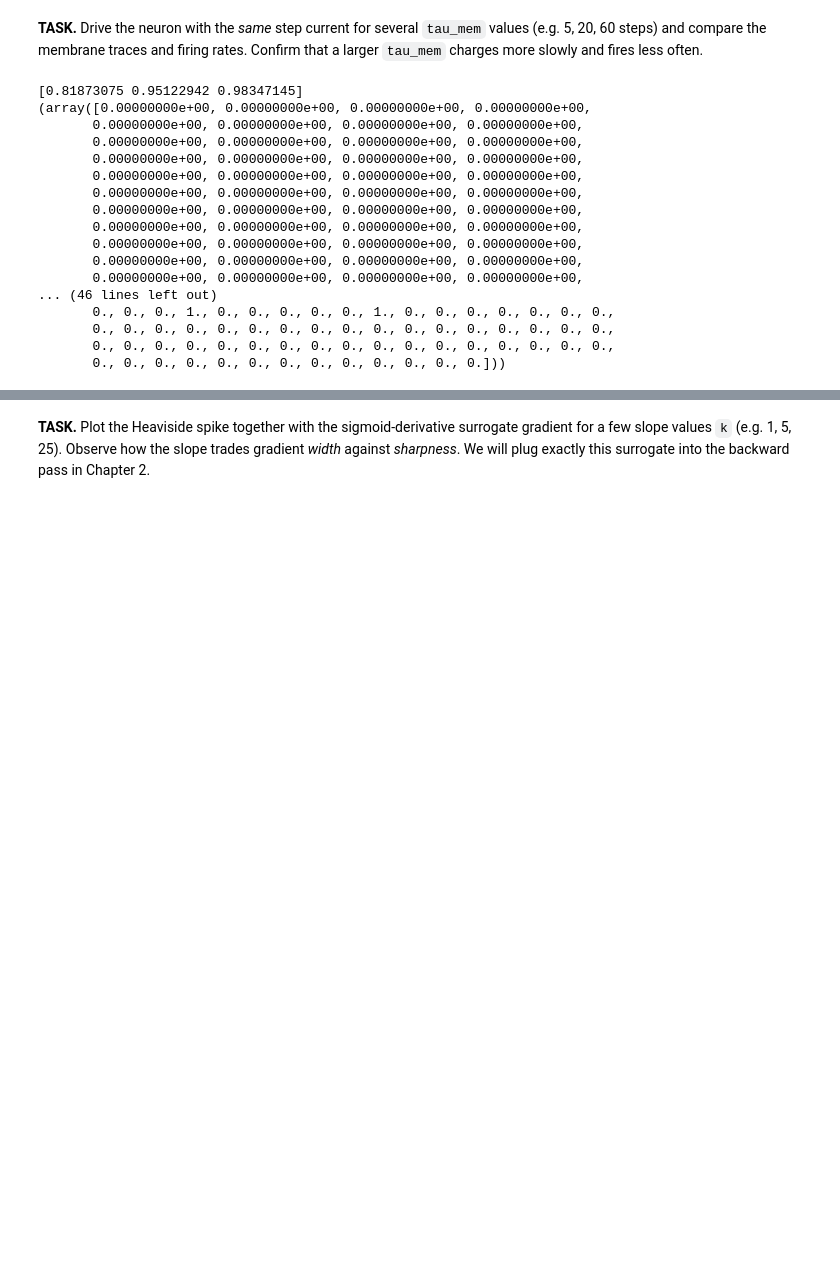
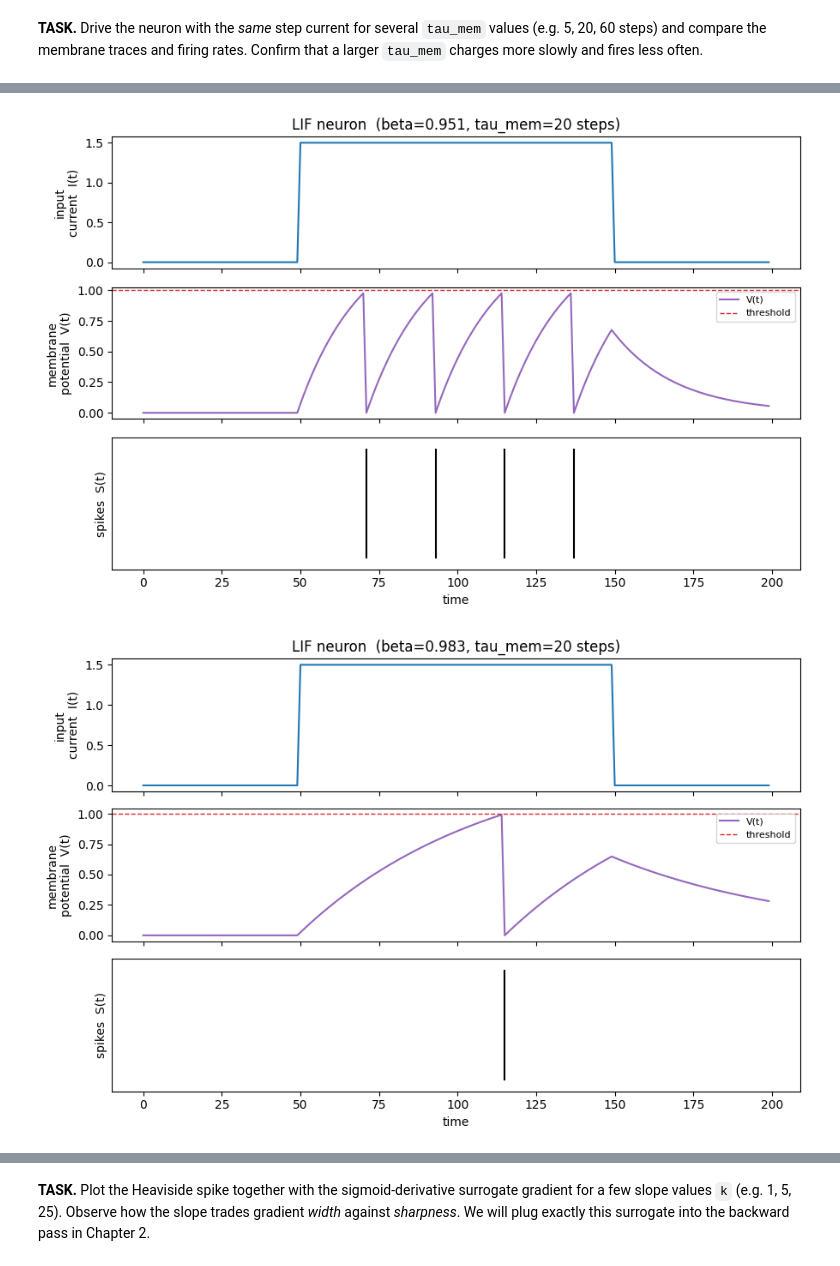
Before and after one commit to FluffyCodeMonster/Main, a Jupyter notebook: BISCCITS_SNN_Workshop_participant.ipynb, the cells around one changed output, grey strips where cells are left out. Cells and saved outputs as stored; diff of their text form; code cells hidden in the pictures; blank space fills up the shorter version.

```diff
--- a/BISCCITS_SNN_Workshop_participant.ipynb
+++ b/BISCCITS_SNN_Workshop_participant.ipynb
@@ -207,45 +207,30 @@ a larger `tau_mem` charges more slowly and fires less often.
 # %%
 # Drive the neuron with the same step current for several values of tau_mem and
 # compare both the membrane trace and the resulting firing rate.
 taus = [5.0, 20.0, 60.0]
 step = np.zeros(T)
 step[20:] = 1.2
 
 # TODO: for each membrane time constant in `taus`, convert it into the matching decay
 #       factor and run the neuron on this same step current. Visualise how the time
 #       constant shapes the dynamics: overlay the membrane traces (one line per time
 #       constant) and show the corresponding spike times, and report each neuron's
 #       firing rate so the slower-charging, less-frequently-firing trend is clear.
 # YOUR CODE HERE
 betas = np.exp(-dt/np.array(taus))
-print(betas)
+# print(betas)
 
 for beta in betas:
-  mem, spikes = lif_simulate(current, beta=betas[0], threshold=1.0)
+  mem, spikes = lif_simulate(current, beta=beta, threshold=1.0)
 
   fig, _ = plot_membrane_dynamics(
       current, mem, spikes, threshold=1.0, dt=dt,
       title=f"LIF neuron  (beta={beta:.3f}, tau_mem=20 steps)",
   )
 # %% [output]
-[0.81873075 0.95122942 0.98347145]
-(array([0.00000000e+00, 0.00000000e+00, 0.00000000e+00, 0.00000000e+00,
-       0.00000000e+00, 0.00000000e+00, 0.00000000e+00, 0.00000000e+00,
-       0.00000000e+00, 0.00000000e+00, 0.00000000e+00, 0.00000000e+00,
-       0.00000000e+00, 0.00000000e+00, 0.00000000e+00, 0.00000000e+00,
-       0.00000000e+00, 0.00000000e+00, 0.00000000e+00, 0.00000000e+00,
-       0.00000000e+00, 0.00000000e+00, 0.00000000e+00, 0.00000000e+00,
-       0.00000000e+00, 0.00000000e+00, 0.00000000e+00, 0.00000000e+00,
-       0.00000000e+00, 0.00000000e+00, 0.00000000e+00, 0.00000000e+00,
-       0.00000000e+00, 0.00000000e+00, 0.00000000e+00, 0.00000000e+00,
-       0.00000000e+00, 0.00000000e+00, 0.00000000e+00, 0.00000000e+00,
-       0.00000000e+00, 0.00000000e+00, 0.00000000e+00, 0.00000000e+00,
-... (46 lines left out)
-       0., 0., 0., 1., 0., 0., 0., 0., 0., 1., 0., 0., 0., 0., 0., 0., 0.,
-       0., 0., 0., 0., 0., 0., 0., 0., 0., 0., 0., 0., 0., 0., 0., 0., 0.,
-       0., 0., 0., 0., 0., 0., 0., 0., 0., 0., 0., 0., 0., 0., 0., 0., 0.,
-       0., 0., 0., 0., 0., 0., 0., 0., 0., 0., 0., 0., 0.]))
 [figure]
+[figure, added]
+[figure, added]
 # %% [markdown]
 ## The problem we will face in Chapter 2 — and the surrogate gradient
 
```
Also changed, not shown: parts of 3 cells of this notebook.
